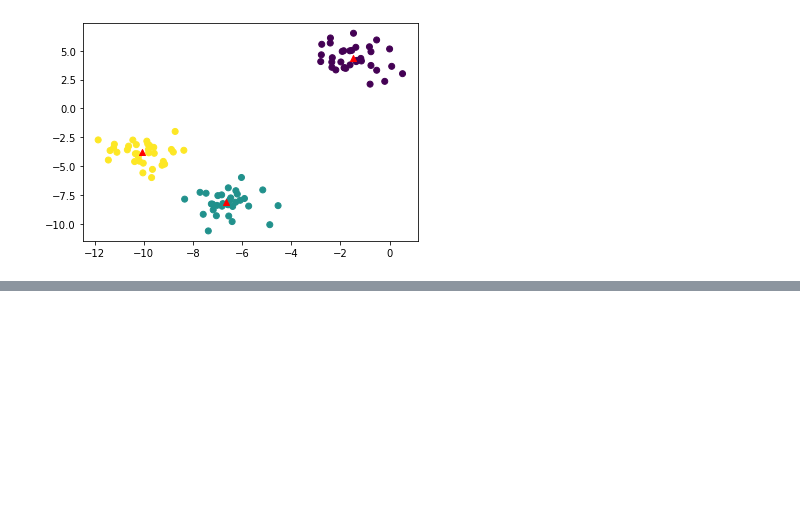
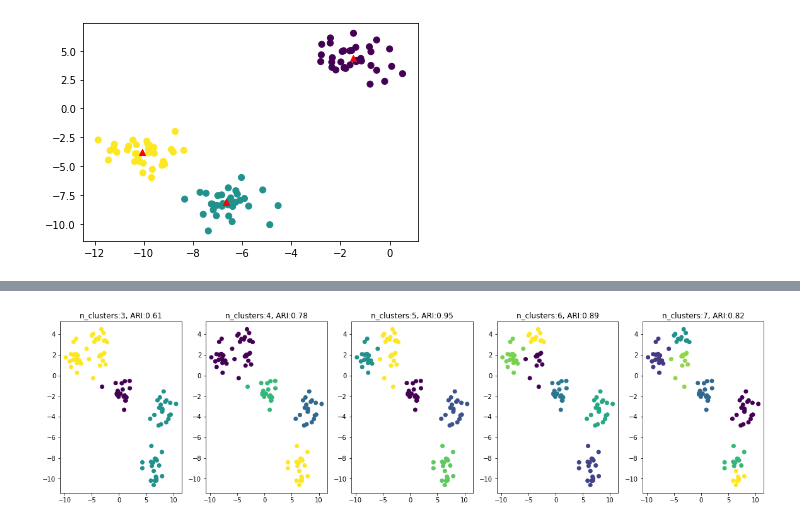
Before and after one commit to HidemotoNakada/j-techno, a Jupyter notebook: parts/k-means.ipynb, the cells around one changed output, grey strips where cells are left out. Saved outputs shown, nothing was run; the diff lists cells and outputs as text; code cells hidden in the pictures; blank space fills up the shorter version.

```diff
--- a/parts/k-means.ipynb
+++ b/parts/k-means.ipynb
@@ -125,0 +164,15 @@ plt.scatter(center3[:, 0], center3[:, 1], marker='o', color = "blue")
+# %%
+# 3-7 クラスタでクラスタリングした結果とARI
+#   注意: ARIは正解がないと算出できないのでクラスタ数の決定には使えない
+fig, axes = plt.subplots(1, 5, figsize=(20, 5))
+aris, sils, inrs = [], [], []
+for i, nc in enumerate(range(3, 8)):
+    kmeans = KMeans(n_clusters=nc)
+    kmeans.fit(X)
+    aris.append(adjusted_rand_score(y, kmeans.labels_))
+    sils.append(silhouette_score(X, kmeans.labels_))
+    inrs.append(kmeans.inertia_)
+    axes[i].scatter(X[:,0], X[:,1], c=kmeans.labels_)
+    axes[i].set_title("n_clusters:{}, ARI:{:.2f}".format(nc, aris[-1]))
+# %% [output]
+[figure, added]
```
Also changed, not shown: parts of 22 cells of this notebook, 26 other files.
